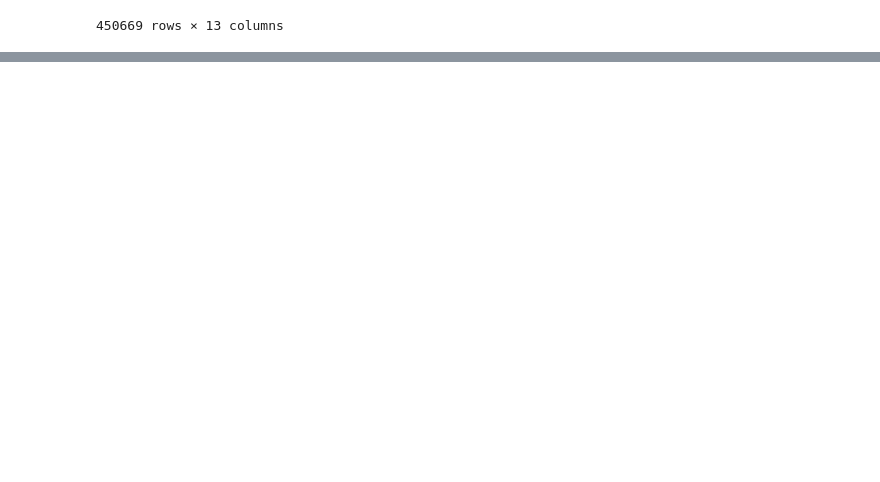
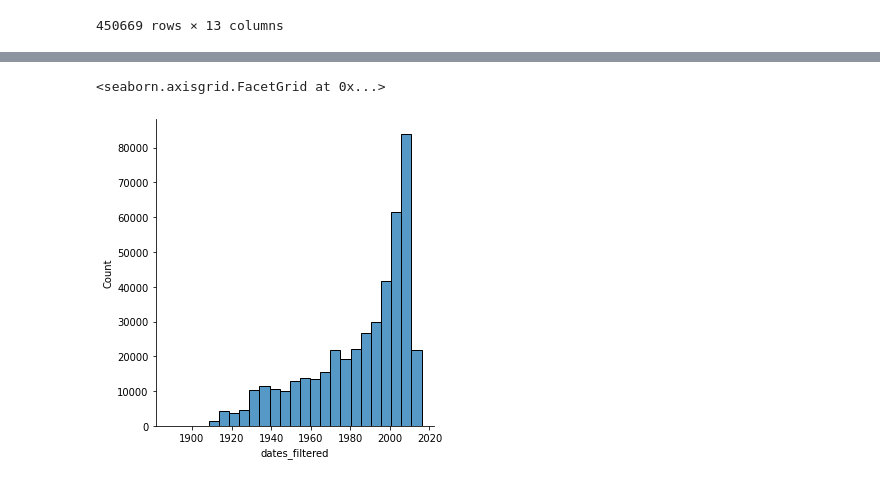
Before and after one commit to epfl-ada/ada-2022-project-datajugglers, a Jupyter notebook: Project_2.ipynb, the cells around one changed output, grey strips where cells are left out. Drawn from its saved outputs; the diff is of its cells as text; code cells hidden in the pictures; blank space fills up the shorter version.

```diff
--- a/Project_2.ipynb
+++ b/Project_2.ipynb
@@ -281,0 +327,3 @@ df_character
+# %%
+df_actor_red = df_character[["Wikipedia Movie ID", "Freebase character map", "Actor Name", "dates_filtered"]]
+df_actor_red
@@ -281,0 +344,7 @@ df_character
+# %%
+df_actor_red.loc[df_actor_red["dates_filtered"] < 1800, "dates_filtered"] = np.nan
+# %%
+sns.displot(data=df_actor_red, x="dates_filtered", bins=25)
+# %% [output]
+<seaborn.axisgrid.FacetGrid at 0x...>
+[figure, added]
```
Also changed, not shown: parts of 15 cells of this notebook.
